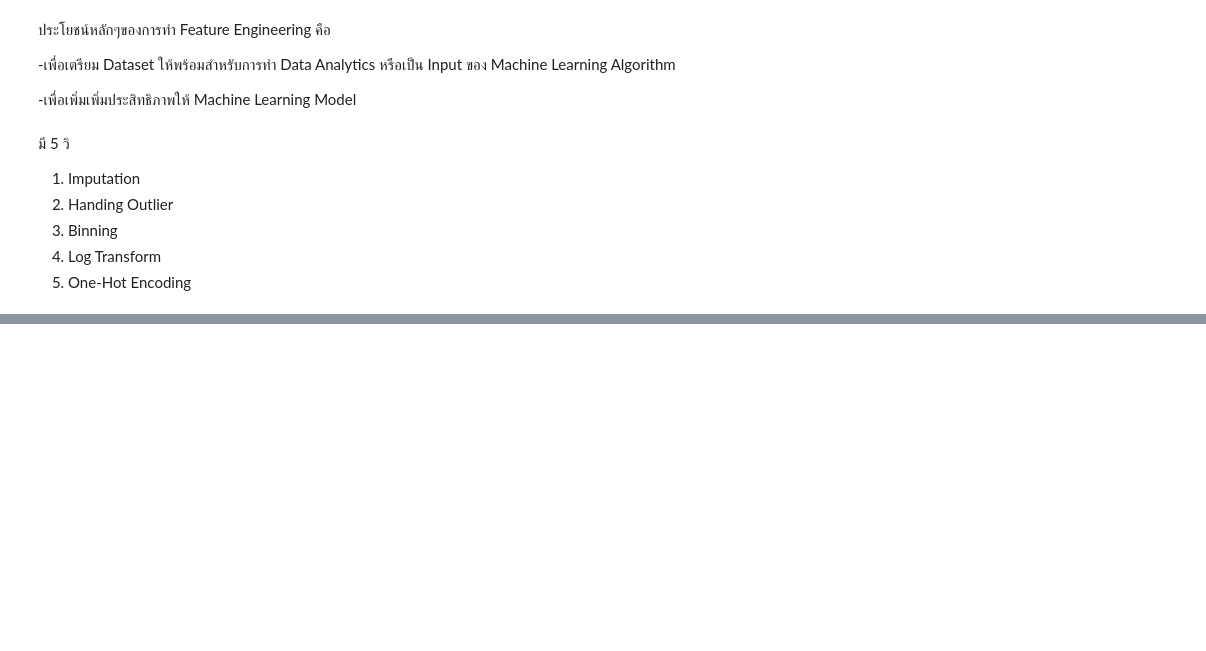
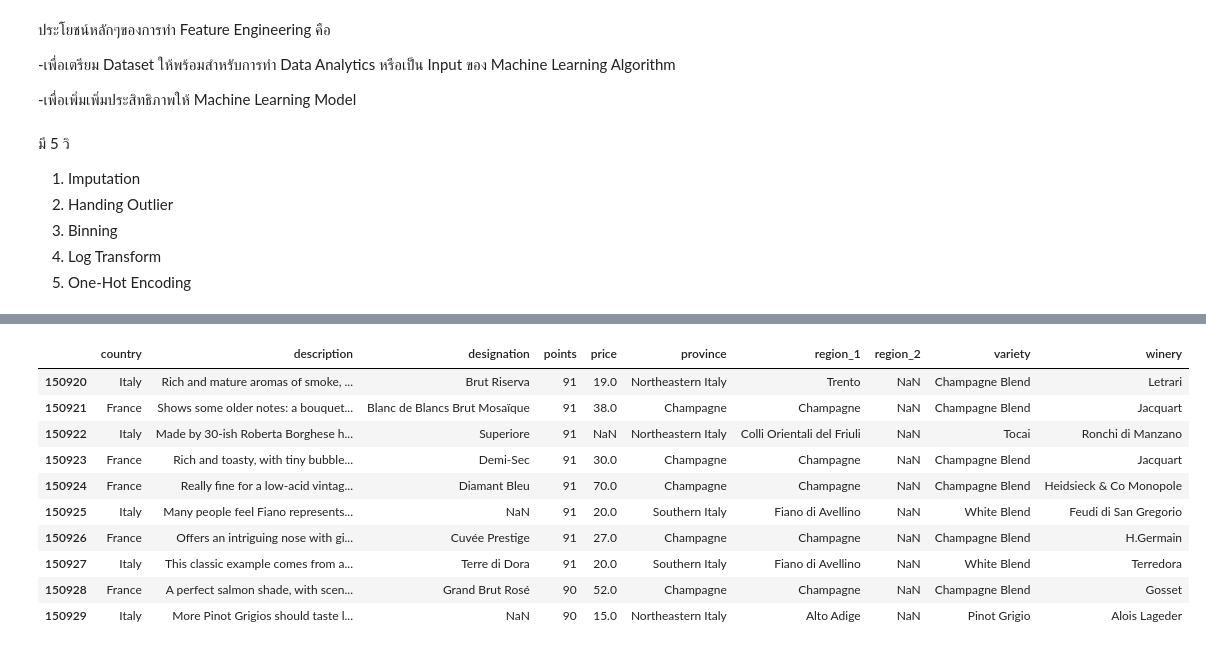
Before and after one commit to manassanant132/Fundamental-of-Deep-Learning, a Jupyter notebook: 03_FEATURE_ENGINEERING.ipynb, the cells around one changed output, grey strips where cells are left out. Saved outputs shown, nothing was run; the diff lists cells and outputs as text; code cells hidden in the pictures; blank space fills up the shorter version.

```diff
--- a/03_FEATURE_ENGINEERING.ipynb
+++ b/03_FEATURE_ENGINEERING.ipynb
@@ -19,0 +94,14 @@ Data is the new oil! หลายคนคงเคยได้ยินปร
+# %%
+df.tail(10)
+# %% [output]
+|  | country | description | designation | points | price | province | region_1 | region_2 | variety | winery |
+| 150920 | Italy | Rich and mature aromas of smoke, ... | Brut Riserva | 91 | 19.0 | Northeastern Italy | Trento | NaN | Champagne Blend | Letrari |
+| 150921 | France | Shows some older notes: a bouquet... | Blanc de Blancs Brut Mosaïque | 91 | 38.0 | Champagne | Champagne | NaN | Champagne Blend | Jacquart |
+| 150922 | Italy | Made by 30-ish Roberta Borghese h... | Superiore | 91 | NaN | Northeastern Italy | Colli Orientali del Friuli | NaN | Tocai | Ronchi di Manzano |
+| 150923 | France | Rich and toasty, with tiny bubble... | Demi-Sec | 91 | 30.0 | Champagne | Champagne | NaN | Champagne Blend | Jacquart |
+| 150924 | France | Really fine for a low-acid vintag... | Diamant Bleu | 91 | 70.0 | Champagne | Champagne | NaN | Champagne Blend | Heidsieck & Co Monopole |
+| 150925 | Italy | Many people feel Fiano represents... | NaN | 91 | 20.0 | Southern Italy | Fiano di Avellino | NaN | White Blend | Feudi di San Gregorio |
+| 150926 | France | Offers an intriguing nose with gi... | Cuvée Prestige | 91 | 27.0 | Champagne | Champagne | NaN | Champagne Blend | H.Germain |
+| 150927 | Italy | This classic example comes from a... | Terre di Dora | 91 | 20.0 | Southern Italy | Fiano di Avellino | NaN | White Blend | Terredora |
+| 150928 | France | A perfect salmon shade, with scen... | Grand Brut Rosé | 90 | 52.0 | Champagne | Champagne | NaN | Champagne Blend | Gosset |
+| 150929 | Italy | More Pinot Grigios should taste l... | NaN | 90 | 15.0 | Northeastern Italy | Alto Adige | NaN | Pinot Grigio | Alois Lageder |
```
Also changed, not shown: parts of 19 cells of this notebook.
